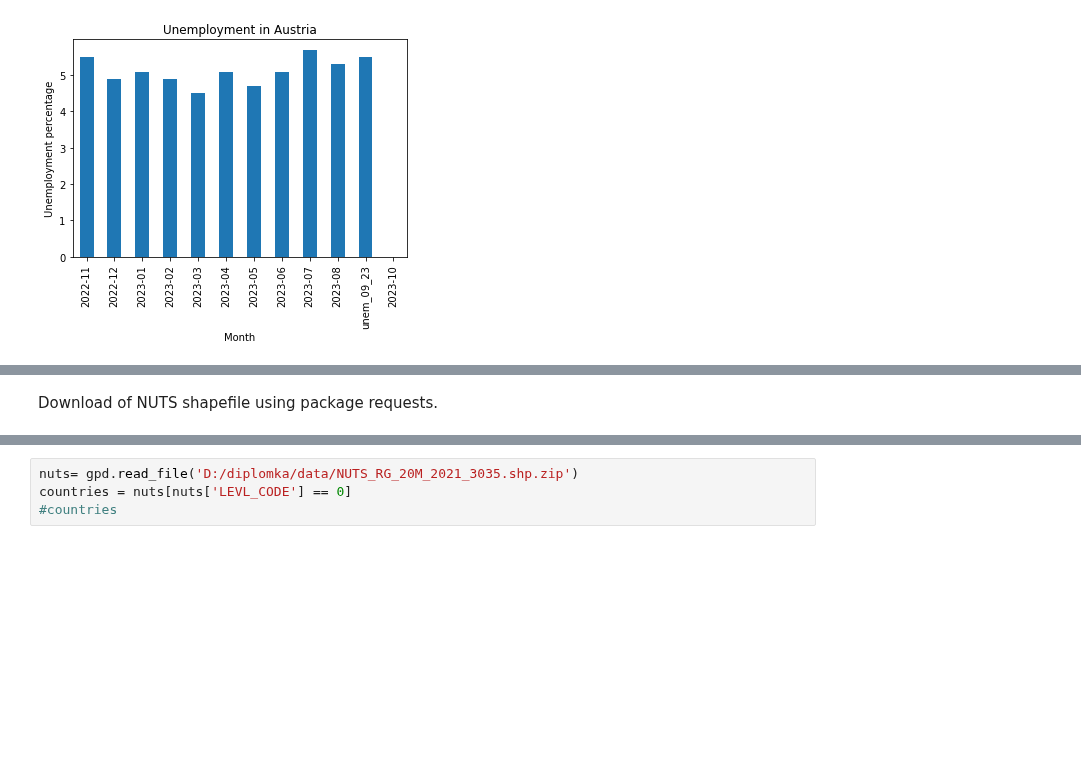
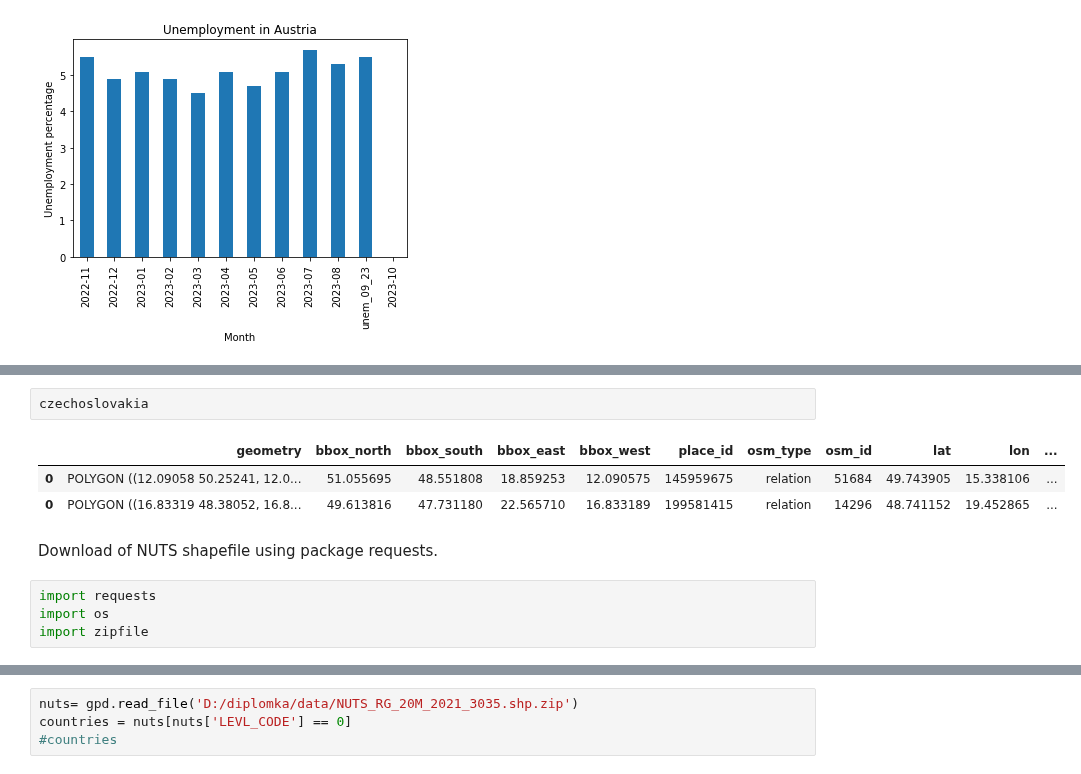
Before and after one commit to GISAdamToth/ArcGIS_Notebooks_thesis, a Jupyter notebook: eurostat/eurostat.ipynb, the cells around one changed output, grey strips where cells are left out. Saved outputs shown, nothing was run; the diff lists cells and outputs as text; blank space fills up the shorter version.

```diff
--- a/eurostat/eurostat.ipynb
+++ b/eurostat/eurostat.ipynb
@@ -175,2 +180,12 @@ _ = ax.set_ylabel('Unemployment percentage')
+# %%
+czechoslovakia
+# %% [output]
+|  | geometry | bbox_north | bbox_south | bbox_east | bbox_west | place_id | osm_type | osm_id | lat | lon | ... |
+| 0 | POLYGON ((12.09058 50.25241, 12.0... | 51.055695 | 48.551808 | 18.859253 | 12.090575 | 145959675 | relation | 51684 | 49.743905 | 15.338106 | ... |
+| 0 | POLYGON ((16.83319 48.38052, 16.8... | 49.613816 | 47.731180 | 22.565710 | 16.833189 | 199581415 | relation | 14296 | 48.741152 | 19.452865 | ... |
 # %% [markdown]
 Download of NUTS shapefile using package requests.
+# %%
+import requests
+import os
+import zipfile
```
Also changed, not shown: parts of 11 cells of this notebook.
